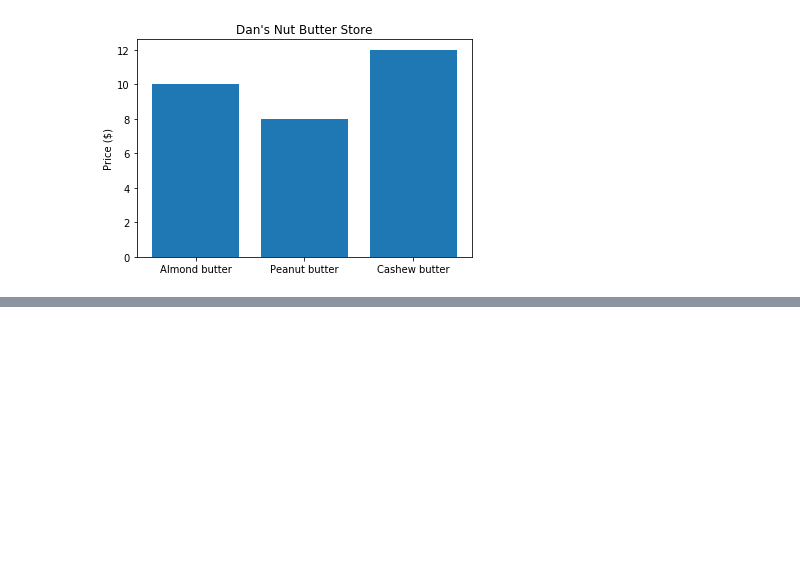
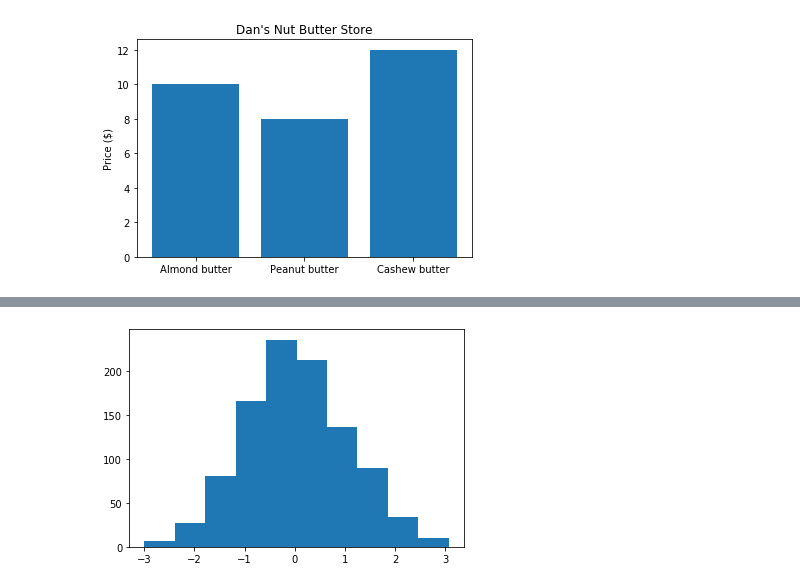
Before and after one commit to negreteo/conda_sample_project, a Jupyter notebook: introduction-to-matplotlib.ipynb, the cells around one changed output, grey strips where cells are left out. Cells and saved outputs as stored; diff of their text form; code cells hidden in the pictures; blank space fills up the shorter version.

```diff
--- a/introduction-to-matplotlib.ipynb
+++ b/introduction-to-matplotlib.ipynb
@@ -121,0 +127,7 @@ ax.set(title="Dan's Nut Butter Store", ylabel="Price ($)");
+# %%
+# Make some (random distribution) data for histograms and plot it
+x = np.random.randn(1000)
+fig, ax = plt.subplots()
+ax.hist(x);
+# %% [output]
+[figure, added]
```
Also changed, not shown: parts of 4 cells of this notebook.
